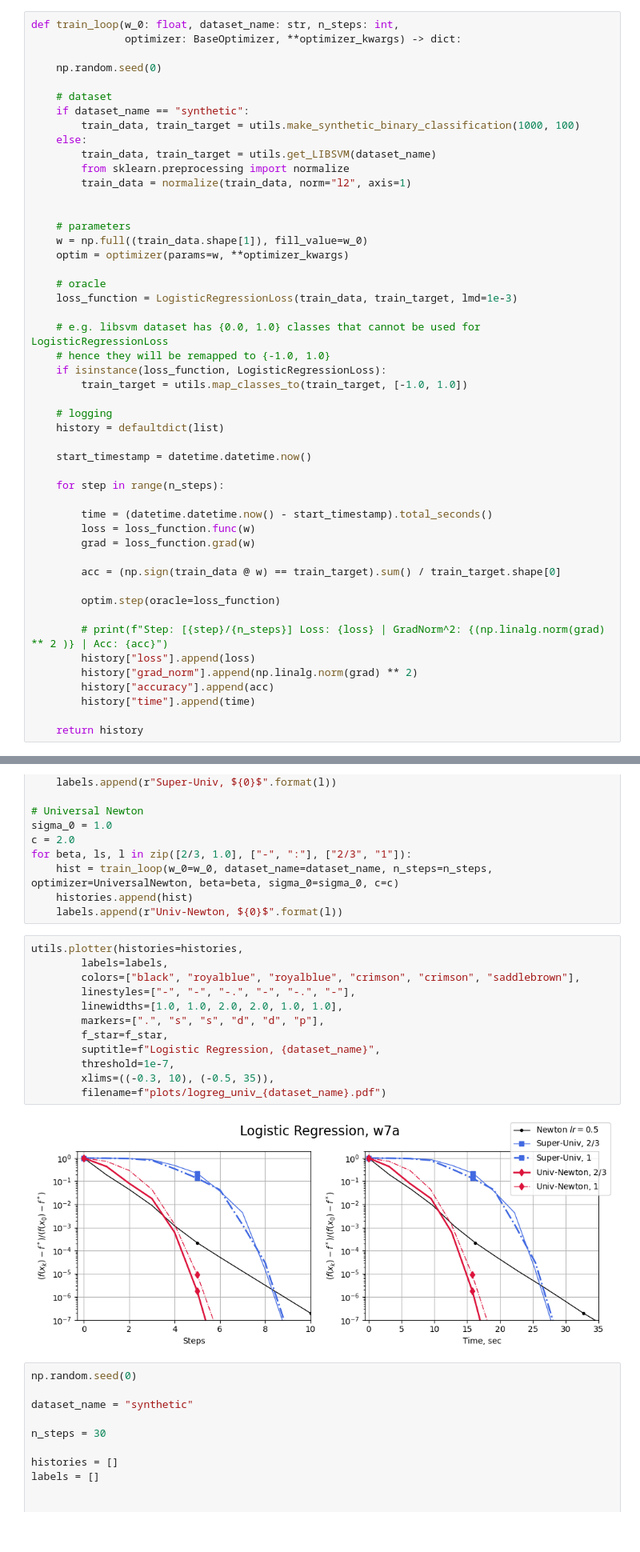
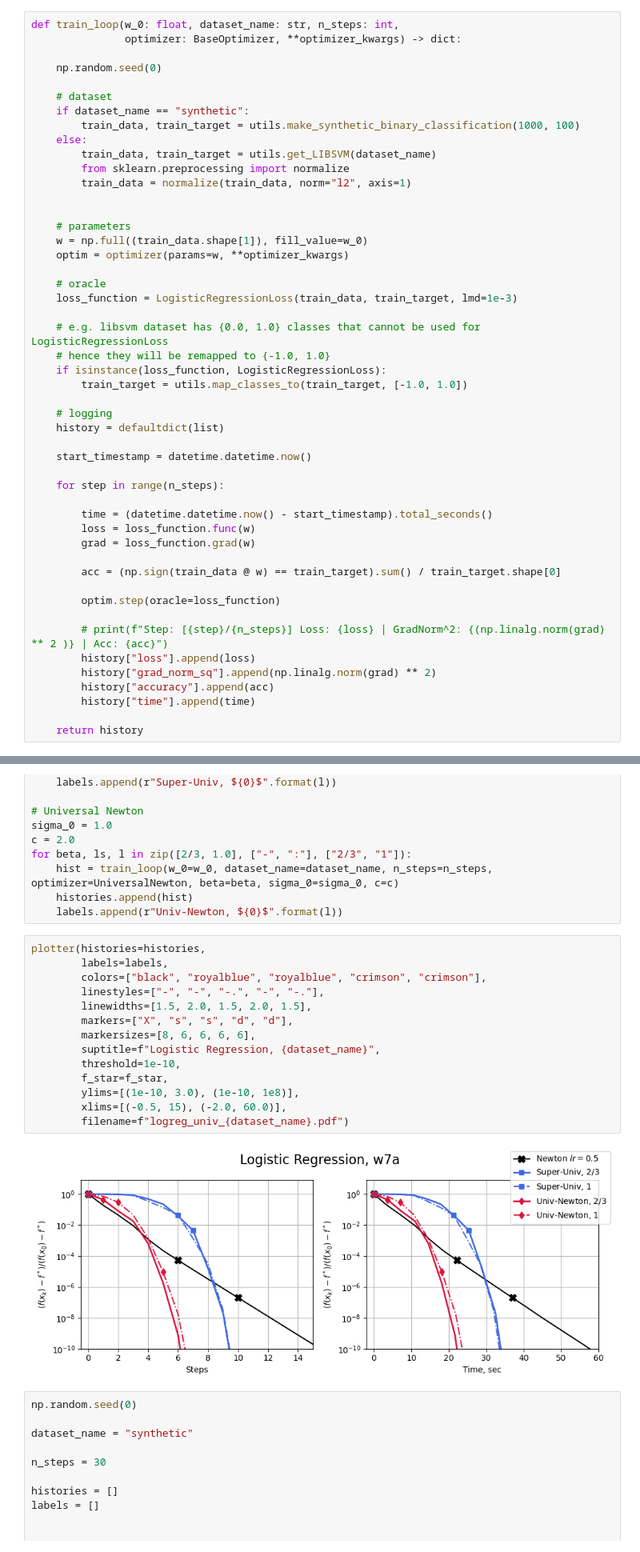
Before and after one commit to fxrshed/root-newton, a Jupyter notebook: experiments_logistic_regression.ipynb, the cells around one changed output, grey strips where cells are left out. Shown at 80% size. Saved outputs shown, nothing was run; the diff lists cells and outputs as text.

```diff
--- a/experiments_logistic_regression.ipynb
+++ b/experiments_logistic_regression.ipynb
@@ -68,7 +75,7 @@ def train_loop(w_0: float, dataset_name: str, n_steps: int,
 
         # print(f"Step: [{step}/{n_steps}] Loss: {loss} | GradNorm^2: {(np.linalg.norm(grad) ** 2 )} | Acc: {acc}")
         history["loss"].append(loss)
-        history["grad_norm"].append(np.linalg.norm(grad) ** 2)
+        history["grad_norm_sq"].append(np.linalg.norm(grad) ** 2)
         history["accuracy"].append(acc)
         history["time"].append(time)
 
@@ -529,19 +620,21 @@ for beta, ls, l in zip([2/3, 1.0], ["-", ":"], ["2/3", "1"]):
     histories.append(hist)
     labels.append(r"Univ-Newton, ${0}$".format(l))
 # %%
-utils.plotter(histories=histories,
+plotter(histories=histories,
         labels=labels,
-        colors=["black", "royalblue", "royalblue", "crimson", "crimson", "saddlebrown"],
-        linestyles=["-", "-", "-.", "-", "-.", "-"],
-        linewidths=[1.0, 1.0, 2.0, 2.0, 1.0, 1.0],
-        markers=[".", "s", "s", "d", "d", "p"],
+        colors=["black", "royalblue", "royalblue", "crimson", "crimson"],
+        linestyles=["-", "-", "-.", "-", "-."],
+        linewidths=[1.5, 2.0, 1.5, 2.0, 1.5],
+        markers=["X", "s", "s", "d", "d"],
+        markersizes=[8, 6, 6, 6, 6],
+        suptitle=f"Logistic Regression, {dataset_name}",
+        threshold=1e-10,
         f_star=f_star,
-        suptitle=f"Logistic Regression, {dataset_name}",
-        threshold=1e-7,
-        xlims=((-0.3, 10), (-0.5, 35)),
-        filename=f"plots/logreg_univ_{dataset_name}.pdf")
+        ylims=[(1e-10, 3.0), (1e-10, 1e8)],
+        xlims=[(-0.5, 15), (-2.0, 60.0)],
+        filename=f"logreg_univ_{dataset_name}.pdf")
 # %% [output]
-[figure, old version]
+[figure, new version]
 # %%
 np.random.seed(0)
 
```
Also changed, not shown: parts of 10 cells of this notebook, 5 other files.
